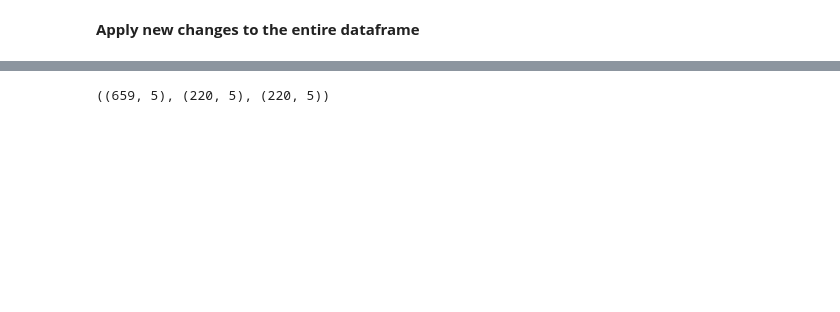
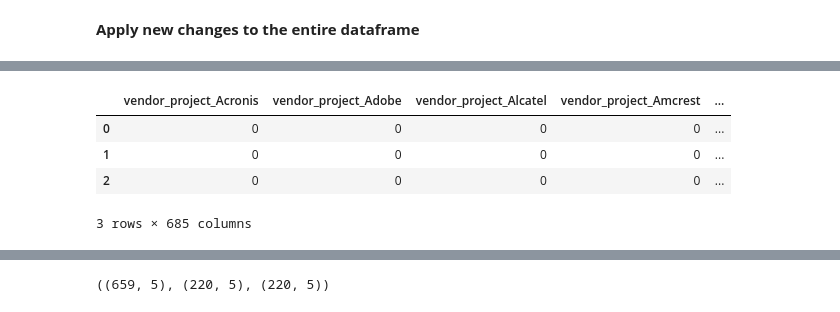
Before and after one commit to MigashaneVictoire/kev, a Jupyter notebook: wrangle.ipynb, the cells around one changed output, grey strips where cells are left out. Saved outputs shown, nothing was run; the diff lists cells and outputs as text; code cells hidden in the pictures; blank space fills up the shorter version.

```diff
--- a/wrangle.ipynb
+++ b/wrangle.ipynb
@@ -518,0 +512,10 @@ df_dummy.head(3)
+# %%
+# Generate dummy variables for modeling
+df_dummy = pd.get_dummies(df_dummy[dummy_col], drop_first=True).astype(int)
+df_dummy.head(3)
+# %% [output]
+|  | vendor_project_Acronis | vendor_project_Adobe | vendor_project_Alcatel | vendor_project_Amcrest | ... |
+| 0 | 0 | 0 | 0 | 0 | ... |
+| 1 | 0 | 0 | 0 | 0 | ... |
+| 2 | 0 | 0 | 0 | 0 | ... |
+3 rows × 685 columns
```
Also changed, not shown: parts of 35 cells of this notebook, 1 other file.
